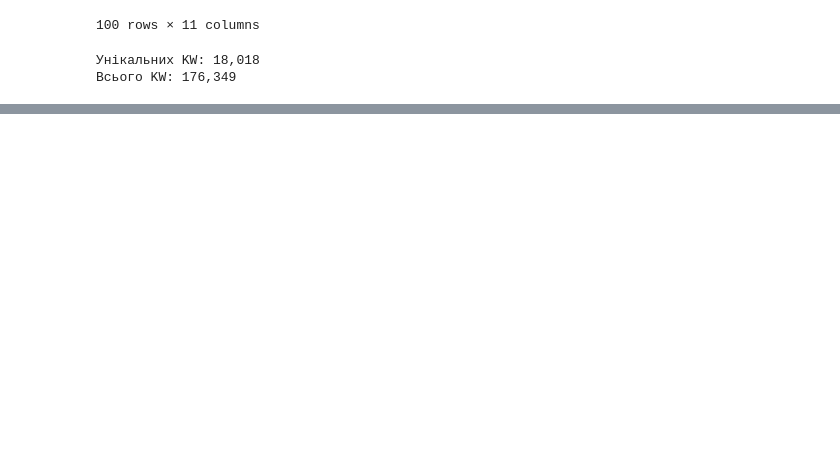
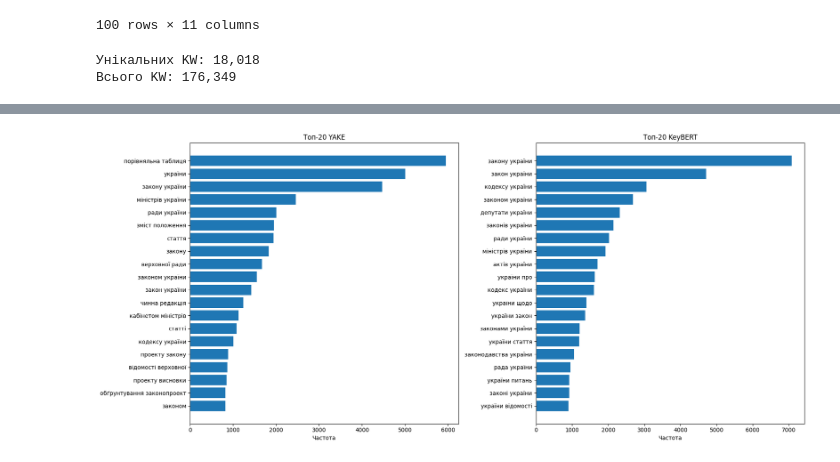
Before and after one commit to muchailouzivert/PdfParserVRU, a Jupyter notebook: notebooks/keywords_analysis.ipynb, the cells around one changed output, grey strips where cells are left out. Saved outputs shown, nothing was run; the diff lists cells and outputs as text; code cells hidden in the pictures; blank space fills up the shorter version.

Commit message:
adde extract keywords with keyBERT

```diff
--- a/notebooks/keywords_analysis.ipynb
+++ b/notebooks/keywords_analysis.ipynb
@@ -213,0 +214,8 @@ KW                                           DF
+# %%
+import pandas as pd
+import json
+from collections import Counter
+
+df_keybert = pd.read_csv("../dataset_comparative_2020_2026/comparative_files/keywords_keybert_meta.csv")
+print(f"Документів: {len(df_keybert):,}")
+df_keybert.head()
@@ -213,0 +230,14 @@ KW                                           DF
+# %%
+all_kw_keybert = []
+for kw_json in df_keybert["keywords_keybert"]:
+    try:
+        all_kw_keybert.extend([kw.lower().strip() for kw in json.loads(kw_json)])
+    except:
+        pass
+
+counter_keybert = Counter(all_kw_keybert)
+print(f"Унікальних KW: {len(counter_keybert):,}")
+print(f"Всього KW: {len(all_kw_keybert):,}")
+print(f"\nТоп-30:")
+for kw, cnt in counter_keybert.most_common(30):
+    print(f"  {cnt:>5}  {kw}")
@@ -213,0 +262,22 @@ KW                                           DF
+# %%
+import matplotlib.pyplot as plt
+
+fig, (ax1, ax2) = plt.subplots(1, 2, figsize=(18, 8))
+
+# YAKE топ-20
+top_yake = counter.most_common(20)
+ax1.barh([kw for kw, _ in top_yake][::-1], [cnt for _, cnt in top_yake][::-1])
+ax1.set_title("Топ-20 YAKE")
+ax1.set_xlabel("Частота")
+
+# KeyBERT топ-20
+top_keybert = counter_keybert.most_common(20)
+ax2.barh([kw for kw, _ in top_keybert][::-1], [cnt for _, cnt in top_keybert][::-1])
+ax2.set_title("Топ-20 KeyBERT")
+ax2.set_xlabel("Частота")
+
+plt.tight_layout()
+plt.savefig("yake_vs_keybert_top20.png", dpi=150)
+plt.show()
+# %% [output]
+[figure, added]
```
Also changed, not shown: parts of 6 cells of this notebook, 2 other files.
